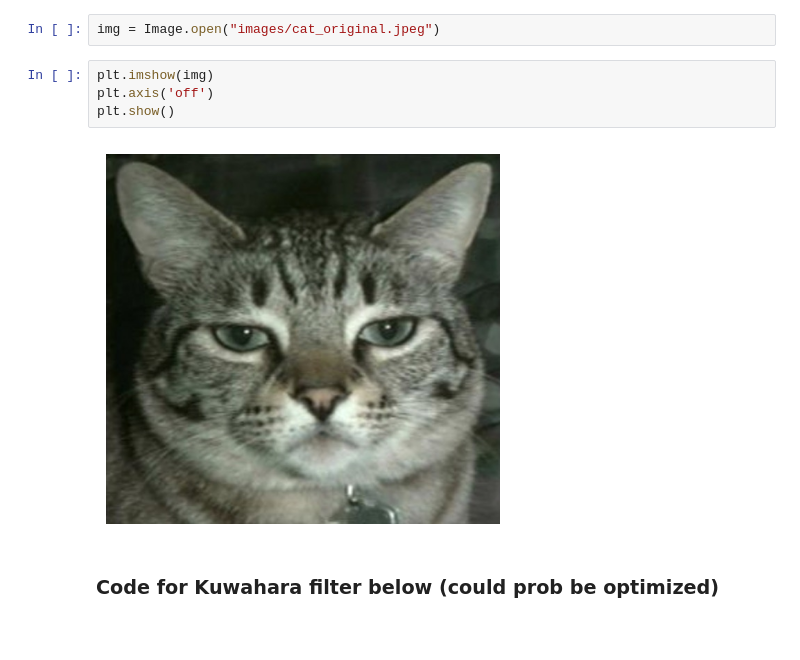
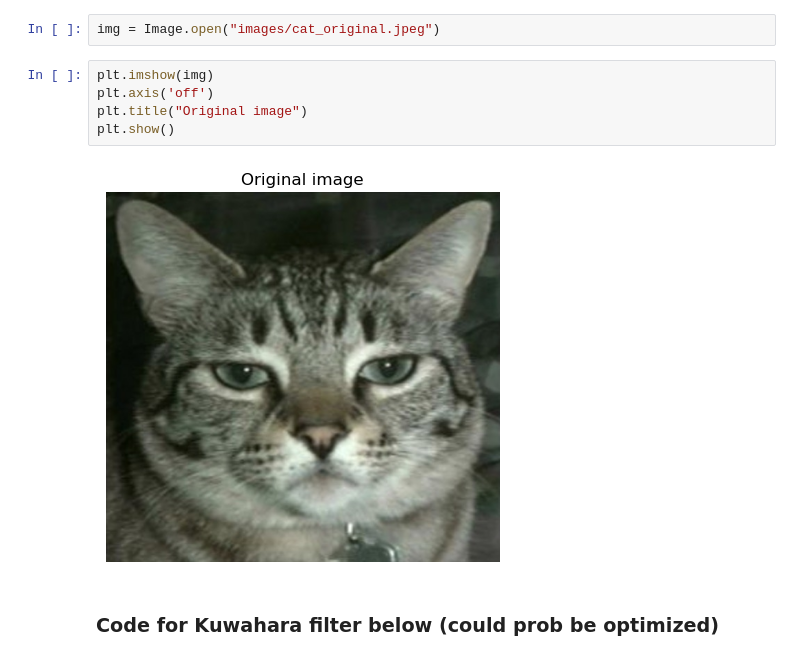
Before and after one commit to vivan-sinha/184-Final-Project, a Jupyter notebook: kuwahara/kuwahara.ipynb, the cells around one changed output. Saved outputs shown, nothing was run; the diff lists cells and outputs as text; blank space fills up the shorter version.

```diff
--- a/kuwahara/kuwahara.ipynb
+++ b/kuwahara/kuwahara.ipynb
@@ -8,9 +8,10 @@ img = Image.open("images/cat_original.jpeg")
 # %%
 plt.imshow(img)
 plt.axis('off')
+plt.title("Original image")
 plt.show()
 # %% [output]
-[figure, old version]
+[figure, new version]
 # %% [markdown]
 ### Code for Kuwahara filter below (could prob be optimized)
 # %%
```
Also changed, not shown: parts of 2 cells of this notebook.
